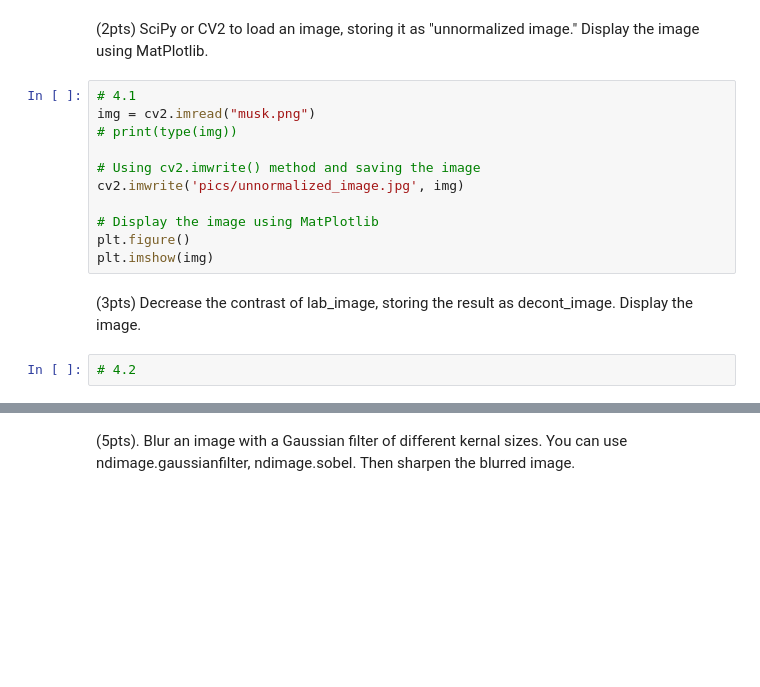
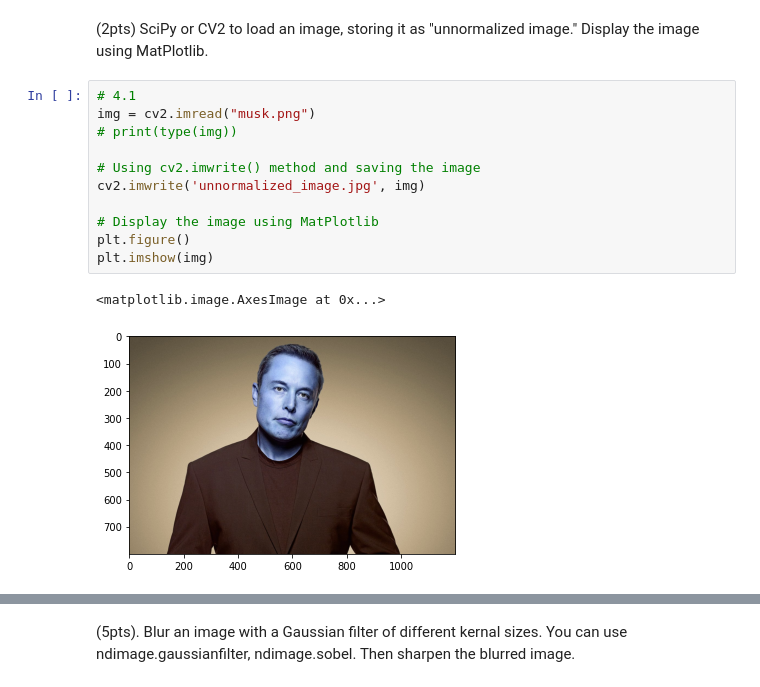
Before and after one commit to twyunting/CSC-676_Computer-Vision, a Jupyter notebook: Homeworks/hw2/CSC-676_HW2_Numpy Exercises 1_YuntingChiu.ipynb, the cells around one changed output, grey strips where cells are left out. Drawn from its saved outputs; the diff is of its cells as text; blank space fills up the shorter version.

```diff
--- a/Homeworks/hw2/CSC-676_HW2_Numpy Exercises 1_YuntingChiu.ipynb
+++ b/Homeworks/hw2/CSC-676_HW2_Numpy Exercises 1_YuntingChiu.ipynb
@@ -457,15 +457,14 @@ Saving musk.png to musk.png
 # %%
 # 4.1
 img = cv2.imread("musk.png")
 # print(type(img))
 
 # Using cv2.imwrite() method and saving the image
-cv2.imwrite('pics/unnormalized_image.jpg', img)
+cv2.imwrite('unnormalized_image.jpg', img)
 
 # Display the image using MatPlotlib
 plt.figure()
 plt.imshow(img)
+# %% [output]
+<matplotlib.image.AxesImage at 0x...>
+[figure, added]
-# %% [markdown]
-(3pts) Decrease the contrast of lab_image, storing the result as decont_image. Display the image.
-# %%
-# 4.2
```
Also changed, not shown: parts of 5 cells of this notebook, 1 other file.
